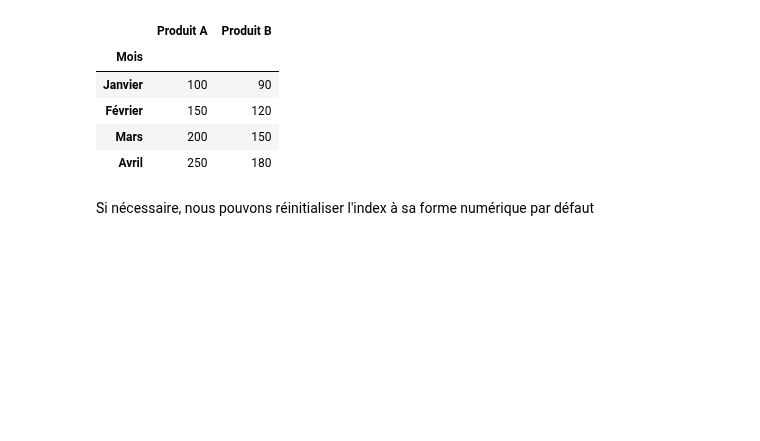
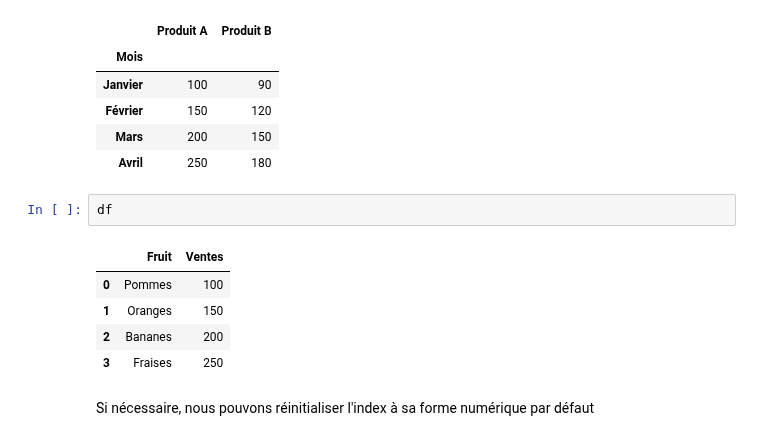
Before and after one commit to nevillemakoyi/Pandas_basic, a Jupyter notebook: notebooks/1_construire_un_dataframe - cours - elève.ipynb, the cells around one changed output. Saved outputs shown, nothing was run; the diff lists cells and outputs as text; blank space fills up the shorter version.

```diff
--- a/notebooks/1_construire_un_dataframe - cours - elève.ipynb
+++ b/notebooks/1_construire_un_dataframe - cours - elève.ipynb
@@ -183,6 +183,14 @@ df_ventes
 | Février | 150 | 120 |
 | Mars | 200 | 150 |
 | Avril | 250 | 180 |
+# %%
+df
+# %% [output]
+|  | Fruit | Ventes |
+| 0 | Pommes | 100 |
+| 1 | Oranges | 150 |
+| 2 | Bananes | 200 |
+| 3 | Fraises | 250 |
 # %% [markdown]
 Si nécessaire, nous pouvons réinitialiser l'index à sa forme numérique par défaut
 # %%
```
Also changed, not shown: parts of 1 cell of this notebook.
